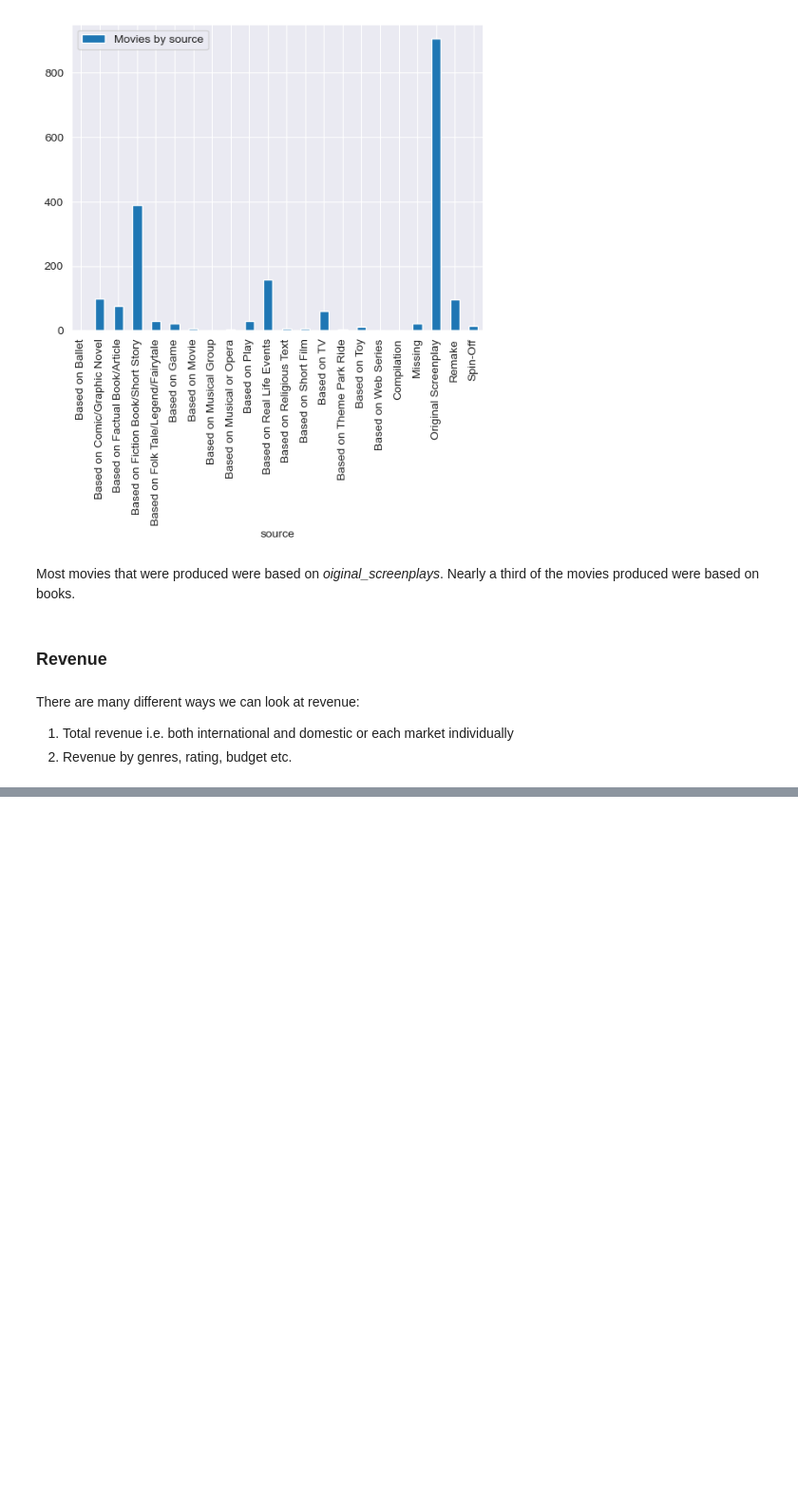
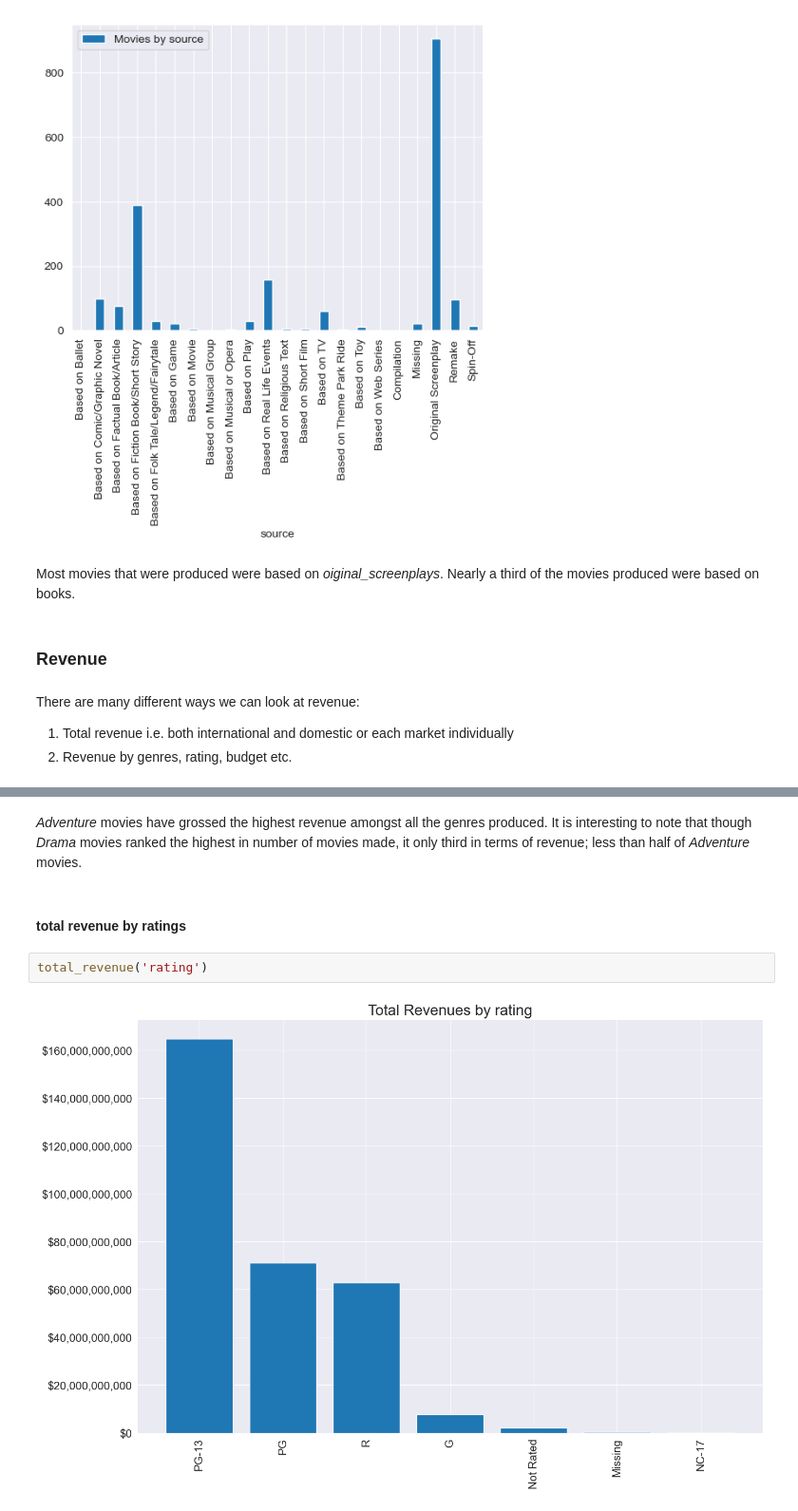
Before and after one commit to rahulakrish/movie_studio_recommendation, a Jupyter notebook: notebook.ipynb, the cells around one changed output, grey strips where cells are left out. Shown: that part at 95% size. Drawn from its saved outputs; the diff is of its cells as text; blank space fills up the shorter version.

```diff
--- a/notebook.ipynb
+++ b/notebook.ipynb
@@ -550,0 +579,8 @@ df['total_revenue'] = df['domestic_box_office'] + df['international_box_office']
+# %% [markdown]
+*Adventure* movies have grossed the highest revenue amongst all the genres produced. It is interesting to note that though *Drama* movies ranked the highest in number of movies made, it only third in terms of revenue; less than half of *Adventure* movies.
+# %% [markdown]
+#### total revenue by ratings
+# %%
+total_revenue('rating')
+# %% [output]
+[figure, added]
```
Also changed, not shown: parts of 10 cells of this notebook.
